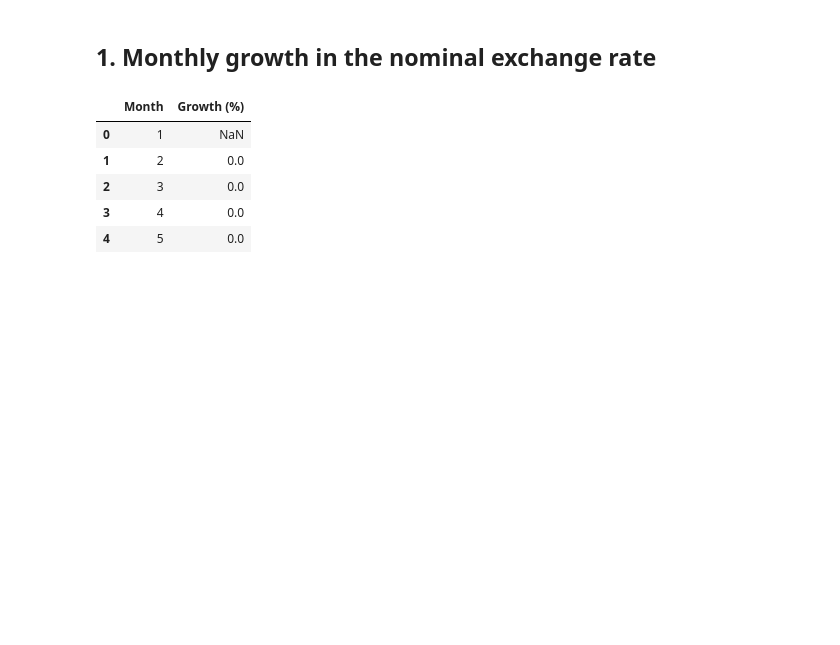
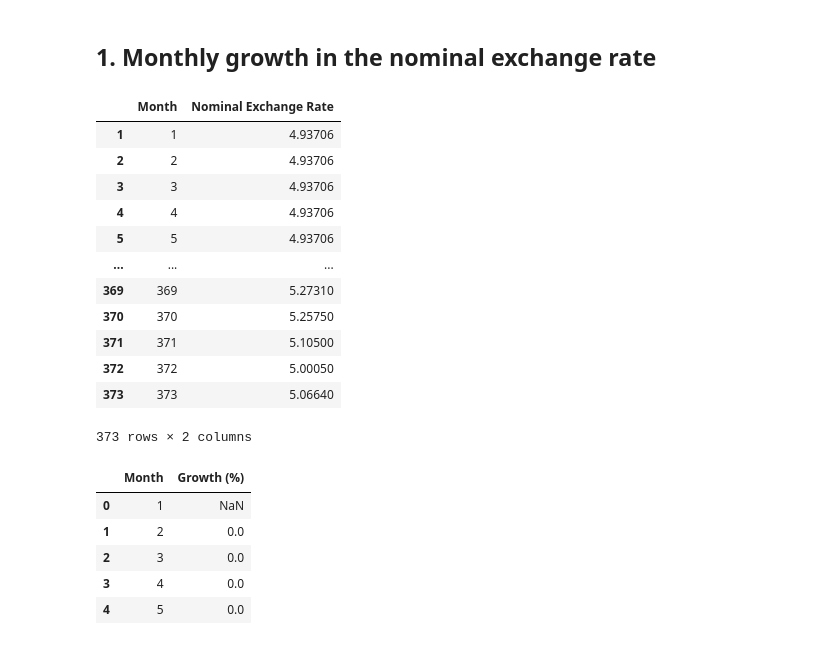
Before and after one commit to SparklyPlant/The-Grave-of-Ming, a Jupyter notebook: Code/NB1.ipynb, the cells around one changed output. Drawn from its saved outputs; the diff is of its cells as text; code cells hidden in the pictures; blank space fills up the shorter version.

```diff
--- a/Code/NB1.ipynb
+++ b/Code/NB1.ipynb
@@ -21,6 +21,26 @@ exchange_rate_data = pd.to_numeric(exchange_rate_data[1:], errors="coerce")
 
 # Drop NaN values
 exchange_rate_data.dropna(inplace=True)
+# %%
+nominal_exchange_df = pd.DataFrame({
+    "Month": range(1, len(nominal_exchange_df) + 1),
+    "Nominal Exchange Rate": exchange_rate_data
+})
+nominal_exchange_df
+# %% [output]
+|  | Month | Nominal Exchange Rate |
+| 1 | 1 | 4.93706 |
+| 2 | 2 | 4.93706 |
+| 3 | 3 | 4.93706 |
+| 4 | 4 | 4.93706 |
+| 5 | 5 | 4.93706 |
+| ... | ... | ... |
+| 369 | 369 | 5.27310 |
+| 370 | 370 | 5.25750 |
+| 371 | 371 | 5.10500 |
+| 372 | 372 | 5.00050 |
+| 373 | 373 | 5.06640 |
+373 rows × 2 columns
 # %%
 # Compute the monthly growth rate in percentage
 monthly_growth = exchange_rate_data.pct_change() * 100
```
Also changed, not shown: parts of 24 cells of this notebook, 4 other files.
